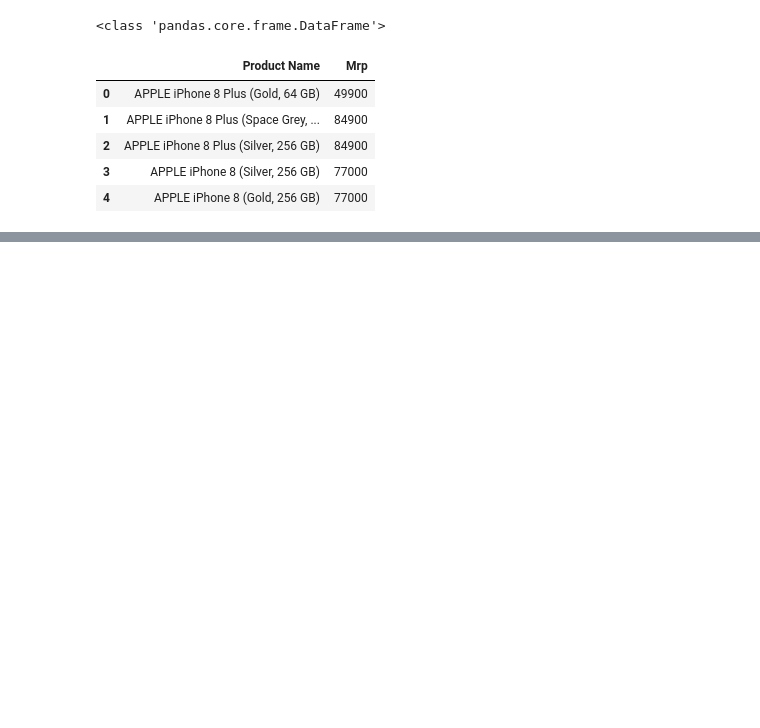
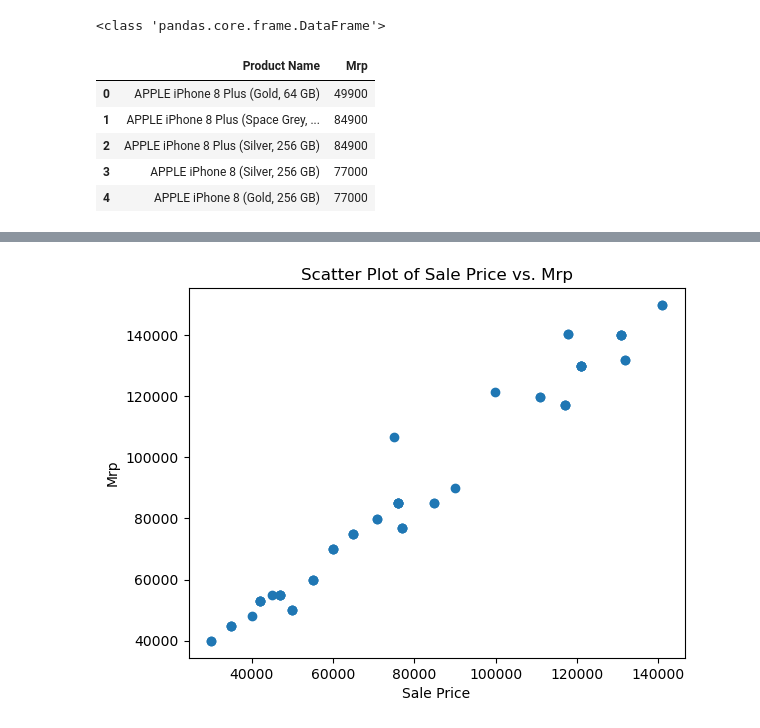
Before and after one commit to gowthamresu/Iphone-Data-Analysis, a Jupyter notebook: Iphone Data Analysis .ipynb, the cells around one changed output, grey strips where cells are left out. Drawn from its saved outputs; the diff is of its cells as text; code cells hidden in the pictures; blank space fills up the shorter version.

```diff
--- a/Iphone Data Analysis .ipynb
+++ b/Iphone Data Analysis .ipynb
@@ -189,0 +194,9 @@ two_cols.head()
+# %%
+#Scatter Plot of Sale Price vs. Mrp:
+plt.scatter(df['Sale Price'], df['Mrp'])
+plt.title('Scatter Plot of Sale Price vs. Mrp')
+plt.xlabel('Sale Price')
+plt.ylabel('Mrp')
+plt.show()
+# %% [output]
+[figure, added]
```
Also changed, not shown: parts of 8 cells of this notebook.
